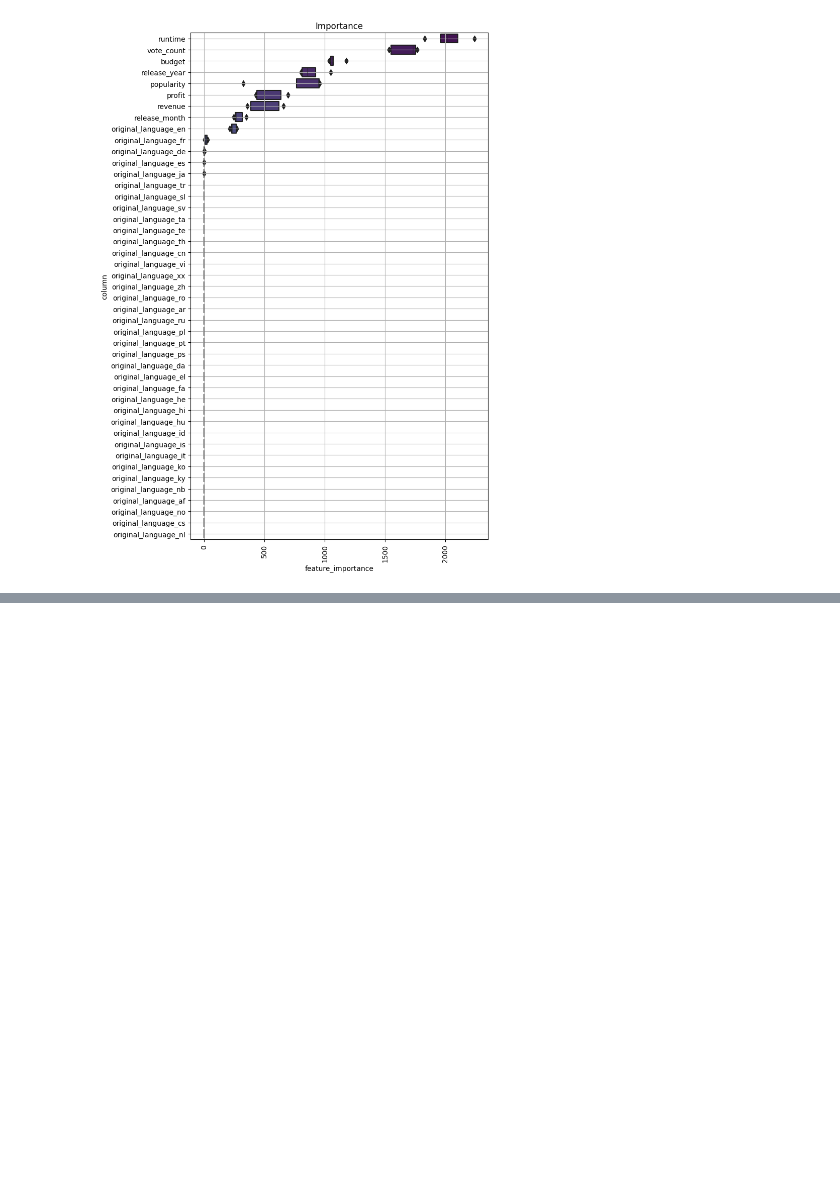
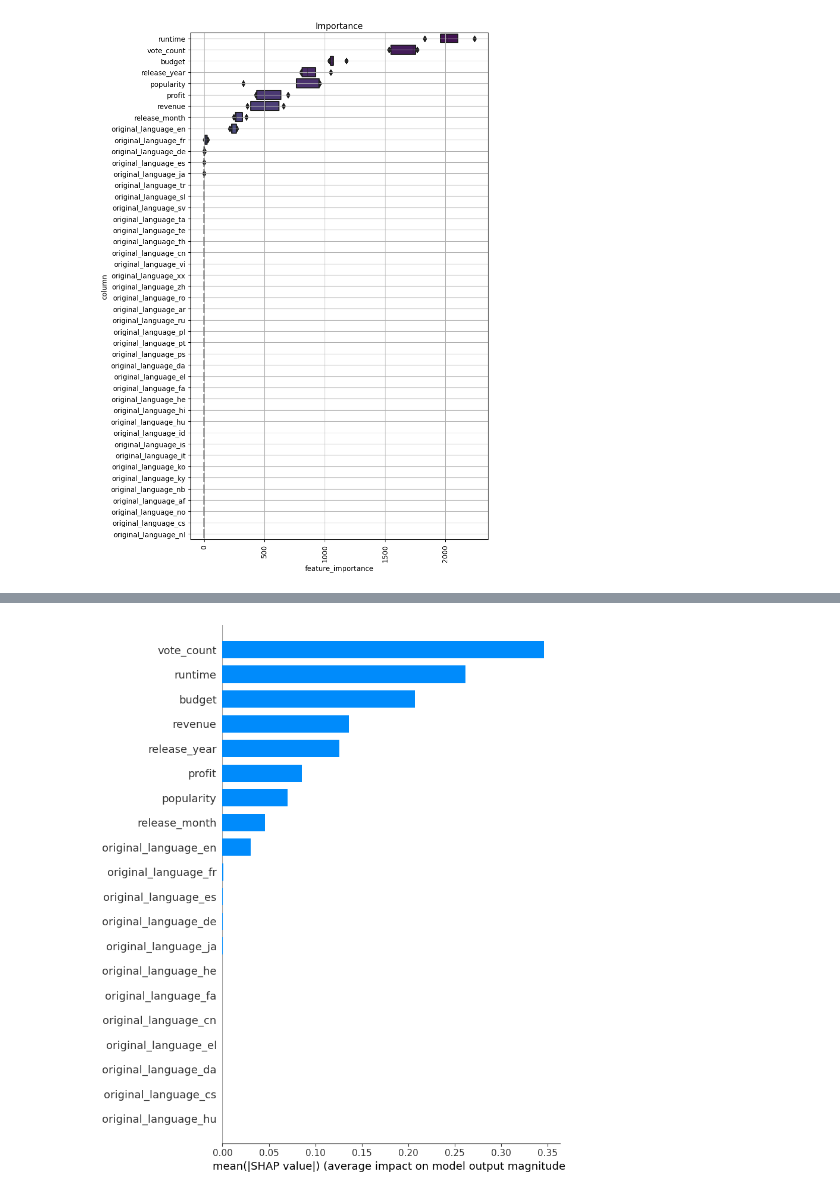
Before and after one commit to tsutsumi-ozro/DataHandling, a Jupyter notebook: notebook/LGBM_baseline.ipynb, the cells around one changed output, grey strips where cells are left out. Saved outputs shown, nothing was run; the diff lists cells and outputs as text; code cells hidden in the pictures; blank space fills up the shorter version.

```diff
--- a/notebook/LGBM_baseline.ipynb
+++ b/notebook/LGBM_baseline.ipynb
@@ -301,0 +316,5 @@ import shap
+# %%
+shap.summary_plot(shap_values=train_x_shap_val, features=X,
+                    feature_names=X.columns, plot_type='bar')
+# %% [output]
+[figure, added]
```
Also changed, not shown: parts of 10 cells of this notebook.
